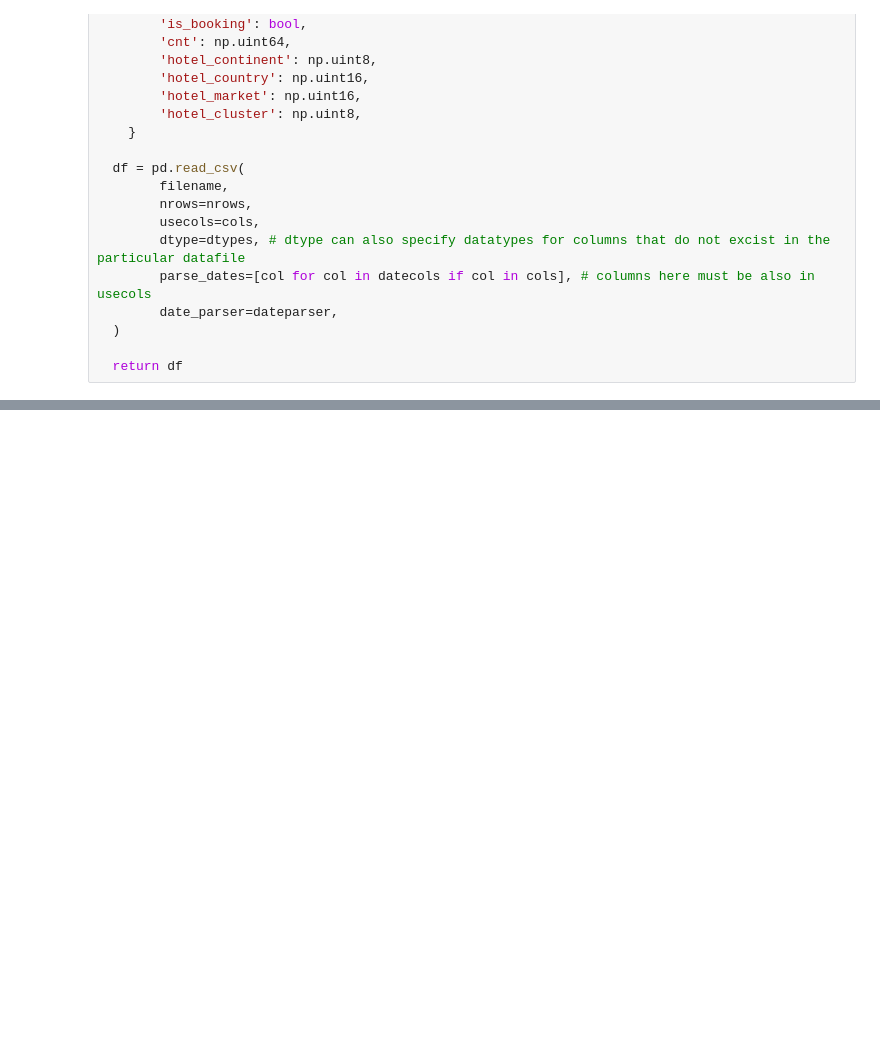
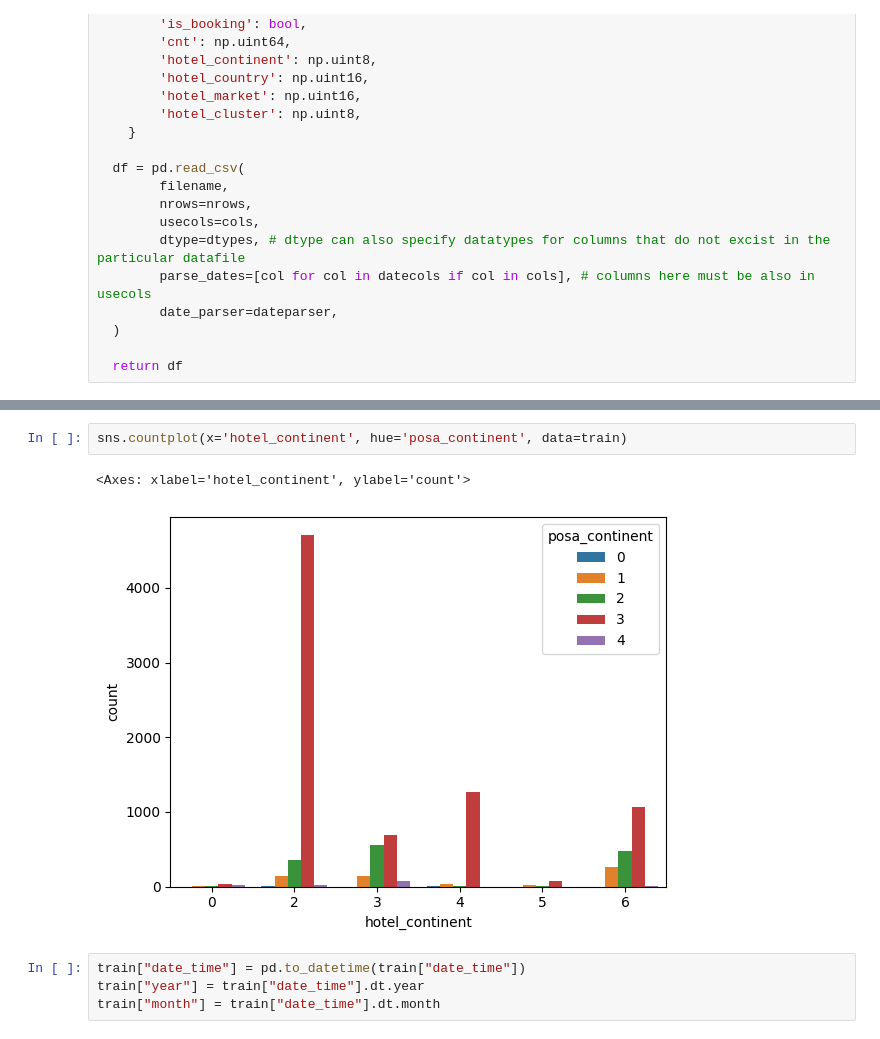
Before and after one commit to ac2393921/kaggle-expedia-hotel-recommendations, a Jupyter notebook: project/notebooks/eda.ipynb, the cells around one changed output, grey strips where cells are left out. Saved outputs shown, nothing was run; the diff lists cells and outputs as text; blank space fills up the shorter version.

```diff
--- a/project/notebooks/eda.ipynb
+++ b/project/notebooks/eda.ipynb
@@ -85,0 +171,9 @@ train.to_pickle('../data/train_10m.pkl')
+# %%
+sns.countplot(x='hotel_continent', hue='posa_continent', data=train)
+# %% [output]
+<Axes: xlabel='hotel_continent', ylabel='count'>
+[figure, added]
+# %%
+train["date_time"] = pd.to_datetime(train["date_time"])
+train["year"] = train["date_time"].dt.year
+train["month"] = train["date_time"].dt.month
```
Also changed, not shown: parts of 14 cells of this notebook.
